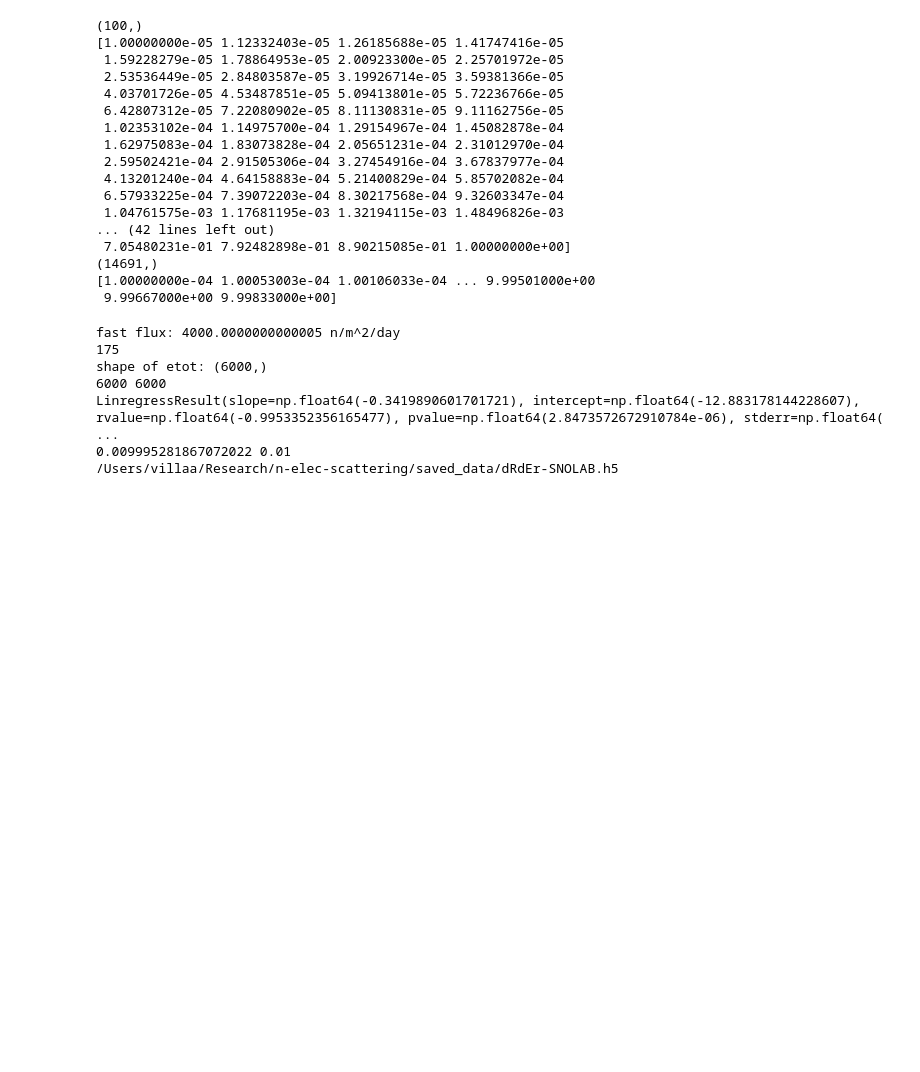
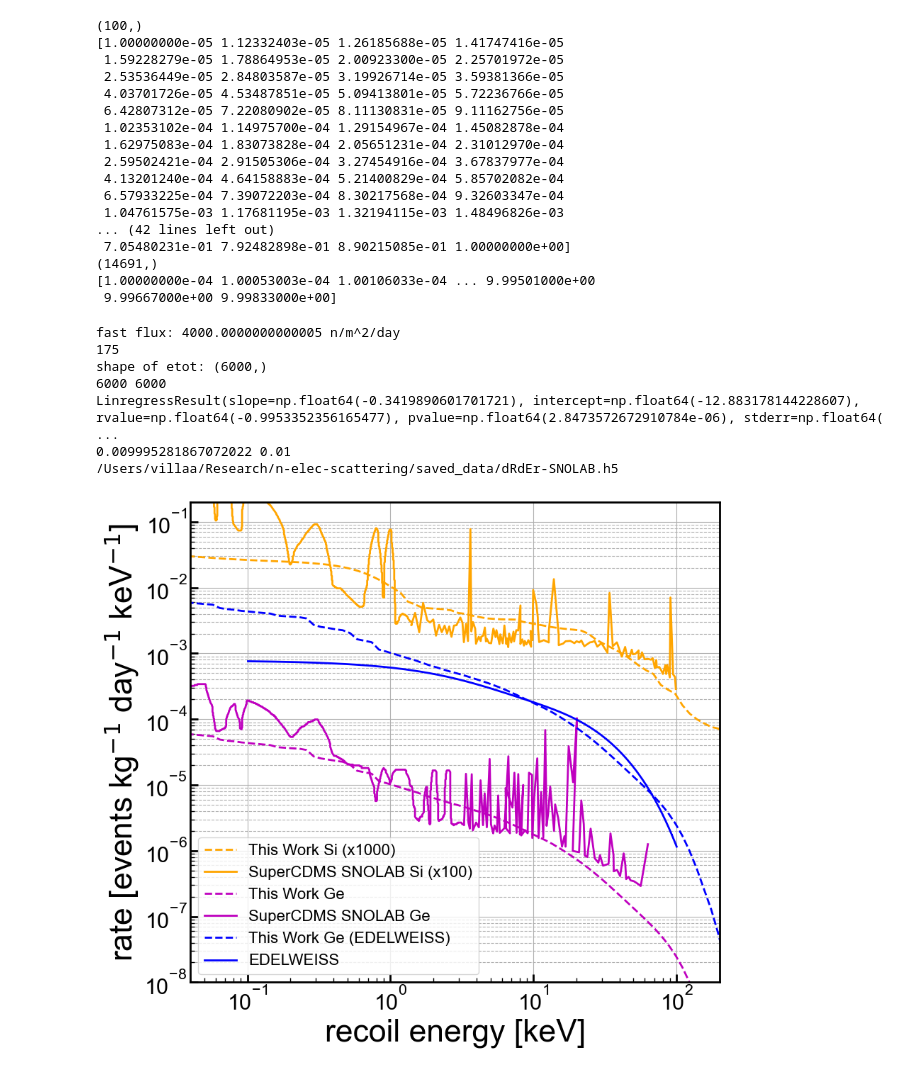
Before and after one commit to villano-lab/n-elec-scattering, a Jupyter notebook: 3-Final-Spectra/A-Flux-Scaling.ipynb, the cells around one changed output. Drawn from its saved outputs; the diff is of its cells as text; code cells hidden in the pictures; blank space fills up the shorter version.

Commit message:
[ANV] updated flux figures

```diff
--- a/3-Final-Spectra/A-Flux-Scaling.ipynb
+++ b/3-Final-Spectra/A-Flux-Scaling.ipynb
@@ -207,3 +207,54 @@ shape of etot: (6000,)
 LinregressResult(slope=np.float64(-0.3419890601701721), intercept=np.float64(-12.883178144228607), rvalue=np.float64(-0.9953352356165477), pvalue=np.float64(2.8473572672910784e-06), stderr=np.float64( ...
 0.009995281867072022 0.01
 /Users/villaa/Research/n-elec-scattering/saved_data/dRdEr-SNOLAB.h5
+# %%
+#set up a 1d plot
+fig,axes = plt.subplots(1,1,figsize=(9.0,8.0),sharex=True)
+ax1 = axes
+
+#plt.plot(f6TR_nu[0],f6TR_nu[1]/365,label='SNOLAB HV Si',linestyle='--')
+#plt.scatter(f7TR_nu[0],f7TR_nu[1]/365,label='SNOLAB iZIP Si',color='k',s=0.1)
+
+scdms_ge_factor=5e-6
+edw_ge_factor=5e-4
+
+ax1.plot(Er*1000,1000*scdms_si_factor*drde_Si[:,0],color='orange',linestyle="--",label='This Work Si (x1000)')
+ax1.plot(f7TR_nu[0], 1000*f7TR_nu[1]/365,color='orange',linestyle='-',label="SuperCDMS SNOLAB Si (x100)",linewidth=2)
+ax1.plot(Er*1000,scdms_ge_factor*drde_Ge[:,0],color='m',linestyle='--',label='This Work Ge')
+ax1.plot(f7BR_nu[0], f7BR_nu[1]/365,color='m',linestyle='-',label="SuperCDMS SNOLAB Ge",linewidth=2)
+ax1.plot(Er*1000,edw_ge_factor*drde_Ge[:,0],color='b',linestyle='--',label='This Work Ge (EDELWEISS)')
+plt.plot(f3_beta[0],EDW.neutrons(f3_beta[0]),color='b',label='EDELWEISS')
+
+
+ymin = 1e-8
+ymax = 2e-1
+
+#shade in 1-sigma uncertainty bands
+#ax1.fill_between(th232chainEn,th_range[0]*jac*th232chainRn/width,th_range[1]*jac*th232chainRn/width, \
+#                 facecolor='y',alpha=0.5,label='')
+#ax1.fill_between(uchainEn,u_range[0]*jac*uchainRn/width,u_range[1]*jac*uchainRn/width, \
+#                 facecolor='r',alpha=0.3,label='')
+#ax1.fill_between(sumEn,jac*sumUp/width,jac*sumDn/width, \
+#                 facecolor='k',alpha=0.3,label='1$\sigma$ (x10)')
+
+
+#ax1.set_yscale('linear')
+ax1.set_yscale('log')
+ax1.set_xscale('log')
+ax1.set_xlim(0.04, 200)
+ax1.set_ylim(ymin,ymax)
+ax1.set_xlabel(r'recoil energy [keV]')
+ax1.set_ylabel('rate [events kg$^{-1}$ day$^{-1}$ keV$^{-1}$]')
+ax1.grid(True)
+ax1.yaxis.grid(True,which='minor',linestyle='--')
+ax1.legend(loc=3,prop={'size':16})
+#ax1.legend(bbox_to_anchor=(1.04,1),borderaxespad=0,prop={'size':22})
+
+for axis in ['top','bottom','left','right']:
+  ax1.spines[axis].set_linewidth(2)
+
+plt.tight_layout()
+plt.savefig('figures/SiGe_recoil_spec_compare.png')
+plt.show()
+# %% [output]
+[figure, added]
```
Also changed, not shown: 1 other file.
